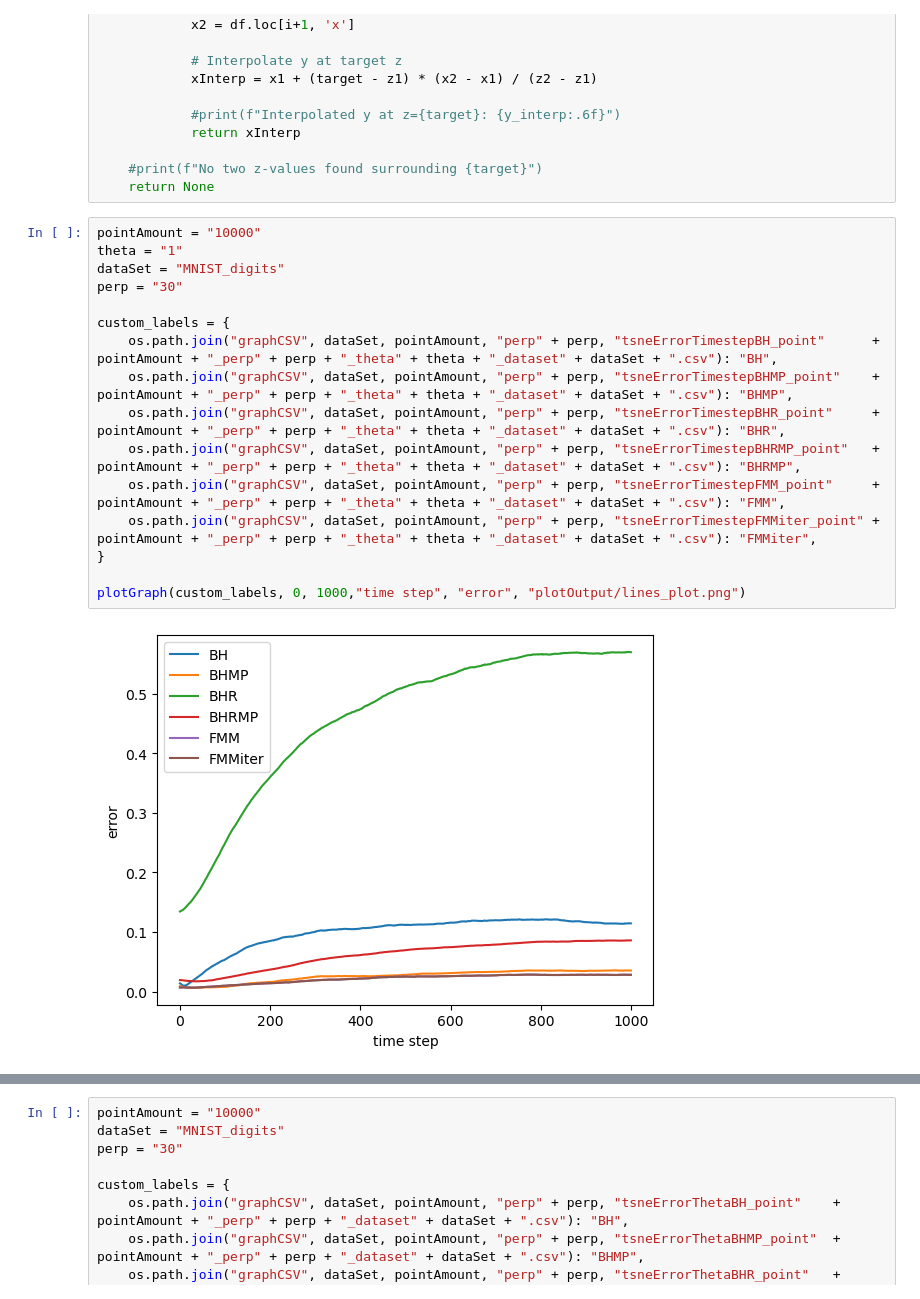
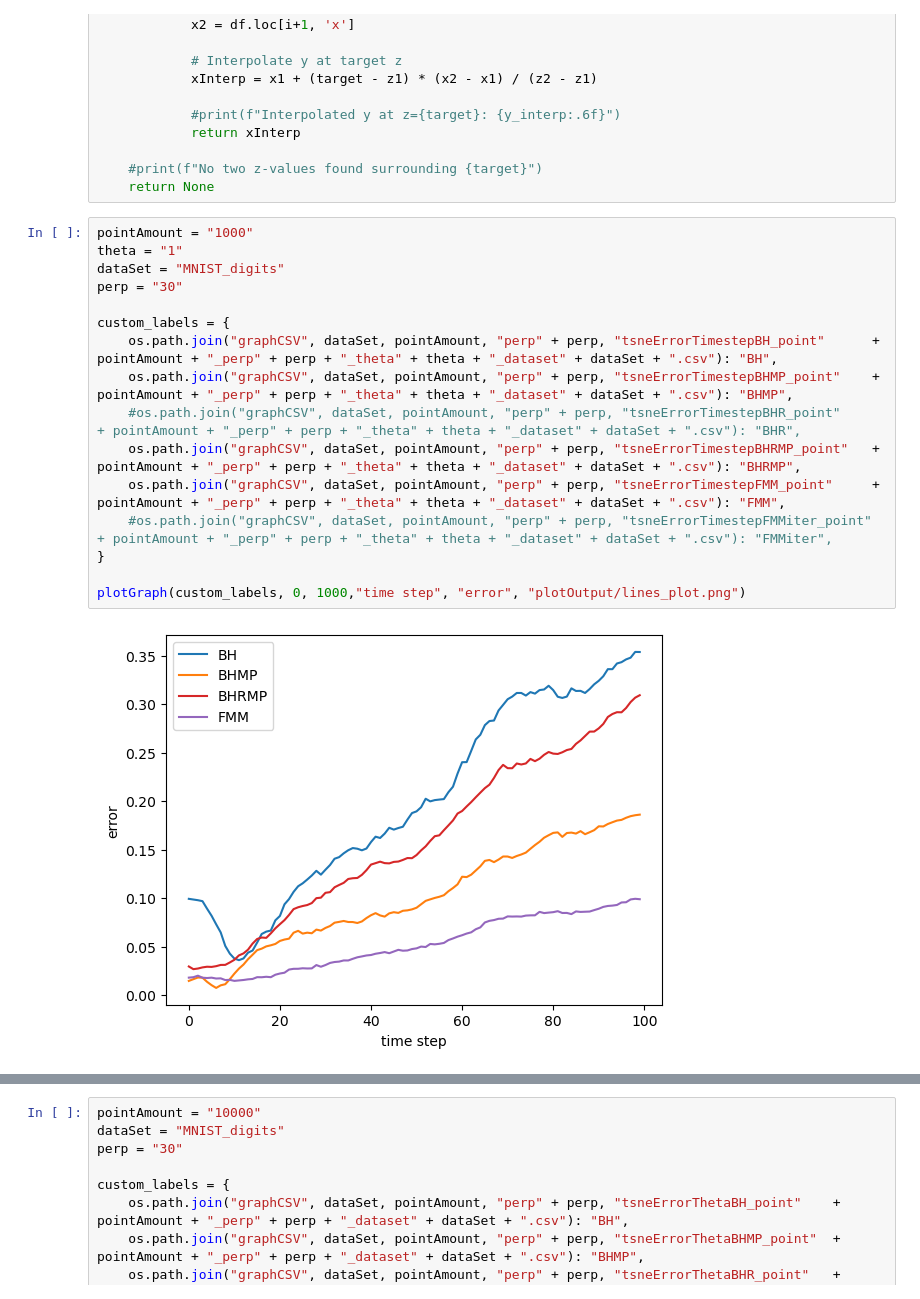
Before and after one commit to LucasFurer/MasterThesisLucas, a Jupyter notebook: grapher.ipynb, the cells around one changed output, grey strips where cells are left out. Cells and saved outputs as stored; diff of their text form.

```diff
--- a/grapher.ipynb
+++ b/grapher.ipynb
@@ -142,21 +142,21 @@ def findTime(csvPath, target=1.0):
     #print(f"No two z-values found surrounding {target}")
     return None
 # %%
-pointAmount = "10000"
+pointAmount = "1000"
 theta = "1"
 dataSet = "MNIST_digits"
 perp = "30"
 
 custom_labels = {
     os.path.join("graphCSV", dataSet, pointAmount, "perp" + perp, "tsneErrorTimestepBH_point"      + pointAmount + "_perp" + perp + "_theta" + theta + "_dataset" + dataSet + ".csv"): "BH",
     os.path.join("graphCSV", dataSet, pointAmount, "perp" + perp, "tsneErrorTimestepBHMP_point"    + pointAmount + "_perp" + perp + "_theta" + theta + "_dataset" + dataSet + ".csv"): "BHMP",
-    os.path.join("graphCSV", dataSet, pointAmount, "perp" + perp, "tsneErrorTimestepBHR_point"     + pointAmount + "_perp" + perp + "_theta" + theta + "_dataset" + dataSet + ".csv"): "BHR",
+    #os.path.join("graphCSV", dataSet, pointAmount, "perp" + perp, "tsneErrorTimestepBHR_point"     + pointAmount + "_perp" + perp + "_theta" + theta + "_dataset" + dataSet + ".csv"): "BHR",
     os.path.join("graphCSV", dataSet, pointAmount, "perp" + perp, "tsneErrorTimestepBHRMP_point"   + pointAmount + "_perp" + perp + "_theta" + theta + "_dataset" + dataSet + ".csv"): "BHRMP",
     os.path.join("graphCSV", dataSet, pointAmount, "perp" + perp, "tsneErrorTimestepFMM_point"     + pointAmount + "_perp" + perp + "_theta" + theta + "_dataset" + dataSet + ".csv"): "FMM",
-    os.path.join("graphCSV", dataSet, pointAmount, "perp" + perp, "tsneErrorTimestepFMMiter_point" + pointAmount + "_perp" + perp + "_theta" + theta + "_dataset" + dataSet + ".csv"): "FMMiter",
+    #os.path.join("graphCSV", dataSet, pointAmount, "perp" + perp, "tsneErrorTimestepFMMiter_point" + pointAmount + "_perp" + perp + "_theta" + theta + "_dataset" + dataSet + ".csv"): "FMMiter",
 }
 
 plotGraph(custom_labels, 0, 1000,"time step", "error", "plotOutput/lines_plot.png")
 # %% [output]
-[figure, old version]
+[figure, new version]
 # %%
```
Also changed, not shown: parts of 2 cells of this notebook, 17 other files.
